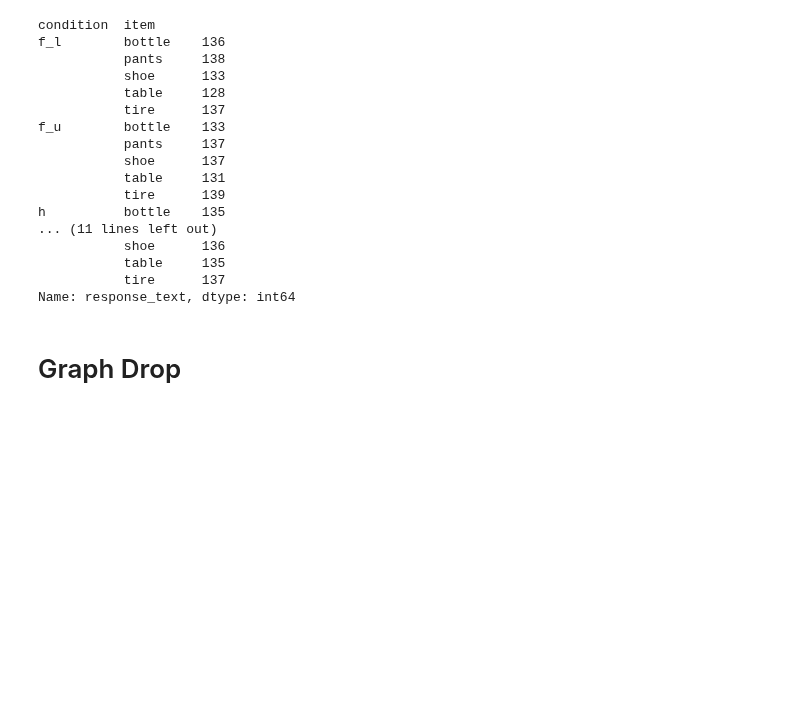
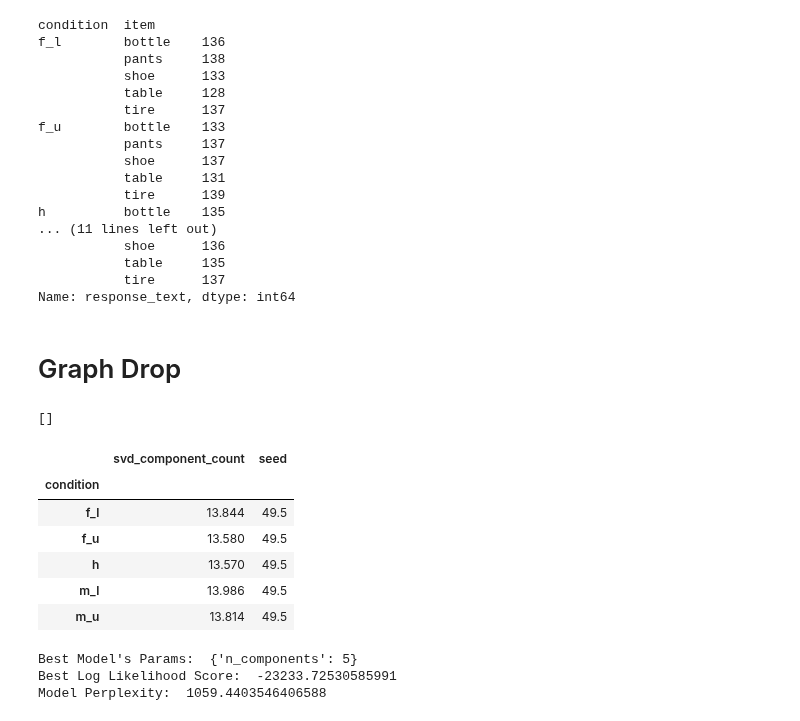
Before and after one commit to josh-ashkinaze/net_create, a Jupyter notebook: scripts/analyze_experiment/diversity_metrics.ipynb, the cells around one changed output. Saved outputs shown, nothing was run; the diff lists cells and outputs as text; code cells hidden in the pictures; blank space fills up the shorter version.

```diff
--- a/scripts/analyze_experiment/diversity_metrics.ipynb
+++ b/scripts/analyze_experiment/diversity_metrics.ipynb
@@ -587,6 +580,7 @@ def calculate_pca_variance(vecs, seed):
 
 def process_iteration(tdf, seed):
     np.random.seed(seed)  # set seed for reproducibility
+    condition_ideas = tdf.groupby(by=['clean_condition', 'condition', 'item']).sample(n=100)
     condition_ideas = tdf.groupby(by=['clean_condition', 'condition', 'item'])['response_text'].apply(lambda x: list(x)).reset_index()
     condition_ideas['vectors'] = condition_ideas['response_text'].apply(lambda x: np.vstack([idea2vec[i] for i in x]))
     condition_ideas['pc_fold_dist'] = condition_ideas['vectors'].apply(lambda x: calculate_pca_variance(x, seed))
@@ -667,10 +646,9 @@ def compute_lexical_diversity(docs, mw):
     })
 
 
-
 def process_iteration(tdf, seed):
     np.random.seed(seed)  # set seed for reproducibility
-    tdf_sampled = tdf[['clean_condition', 'condition', 'response_text', 'item']].sample(n=500, random_state=seed)
+    tdf_sampled = tdf[['clean_condition', 'condition', 'response_text', 'item']].sample(n=100, random_state=seed)
     tdf_sampled = tdf_sampled.groupby(['clean_condition', 'condition', 'item'])['response_text'].apply(lambda x: "".join(x)).reset_index()
     lexical_diversity = tdf_sampled['response_text'].apply(lambda x: compute_lexical_diversity(x, 50))
     condition_ideas = pd.concat([tdf_sampled, lexical_diversity], axis=1).reset_index(drop=True)
@@ -874,3 +853,79 @@ h          bottle    135
 Name: response_text, dtype: int64
 # %% [markdown]
 # Graph Drop
+# %%
+import numpy as np
+import pandas as pd
+from sklearn.decomposition import TruncatedSVD
+from sklearn.model_selection import KFold
+from joblib import Parallel, delayed
+from sklearn.model_selection import train_test_split
+
+def calculate_svd_components(vecs, seed, var_threshold=0.60):
+    vec_df = pd.DataFrame(vecs)
+    train_df, test_df = train_test_split(vec_df, test_size=0.5, random_state=seed)
+
+    n_components = 1
+    total_var = vec_df.var().sum()
+    explained_var = 0
+
+    while explained_var / total_var < var_threshold:
+        svd = TruncatedSVD(n_components=n_components, random_state=seed)  # Set random_state for SVD initialization
+        svd.fit(train_df)
+        explained_var = np.sum(svd.explained_variance_ratio_)
+        n_components += 1
+
+    return n_components
+
+def process_iteration(tdf, seed):
+    np.random.seed(seed)  # set seed for reproducibility
+    condition_ideas = tdf.groupby(by=['clean_condition', 'condition', 'item'])['response_text'].apply(lambda x: list(x)).reset_index()
+    condition_ideas['vectors'] = condition_ideas['response_text'].apply(lambda x: np.vstack([idea2vec[i] for i in x]))
+    condition_ideas['svd_component_count'] = condition_ideas['vectors'].apply(lambda x: calculate_svd_components(x, seed))
+    condition_ideas['seed'] = seed
+    return condition_ideas
+
+# Run the iterations in parallel using joblib
+svd_results = Parallel(n_jobs=-1)(delayed(process_iteration)(df, i) for i in range(100))
+svd_df = pd.concat(svd_results)
+process_metrics(svd_df)
+# %% [output]
+[]
+# %%
+svd_df.groupby(by=['condition']).mean()
+# %% [output]
+|  | svd_component_count | seed |
+| condition |  |  |
+| f_l | 13.844 | 49.5 |
+| f_u | 13.580 | 49.5 |
+| h | 13.570 | 49.5 |
+| m_l | 13.986 | 49.5 |
+| m_u | 13.814 | 49.5 |
+# %%
+from sklearn.decomposition import LatentDirichletAllocation
+from sklearn.feature_extraction.text import CountVectorizer
+from sklearn.model_selection import GridSearchCV
+
+# Assume that documents is a list of your text data
+vectorizer = CountVectorizer(max_df=0.95, min_df=1)
+
+
+# Assume that documents is a list of your text data
+vectorizer = CountVectorizer(max_df=0.95, min_df=2, stop_words='english')
+tf = vectorizer.fit_transform(df['response_text'].to_list())
+
+# Grid search over possible number of topics
+grid = {'n_components': [5, 10, 15]}
+search = GridSearchCV(LatentDirichletAllocation(learning_method='online'), param_grid=grid)
+search.fit(tf)
+
+# Best model
+best_lda_model = search.best_estimator_
+
+print("Best Model's Params: ", search.best_params_)
+print("Best Log Likelihood Score: ", search.best_score_)
+print("Model Perplexity: ", best_lda_model.perplexity(tf))
+# %% [output]
+Best Model's Params:  {'n_components': 5}
+Best Log Likelihood Score:  -23233.72530585991
+Model Perplexity:  1059.4403546406588
```
Also changed, not shown: parts of 7 cells of this notebook.
